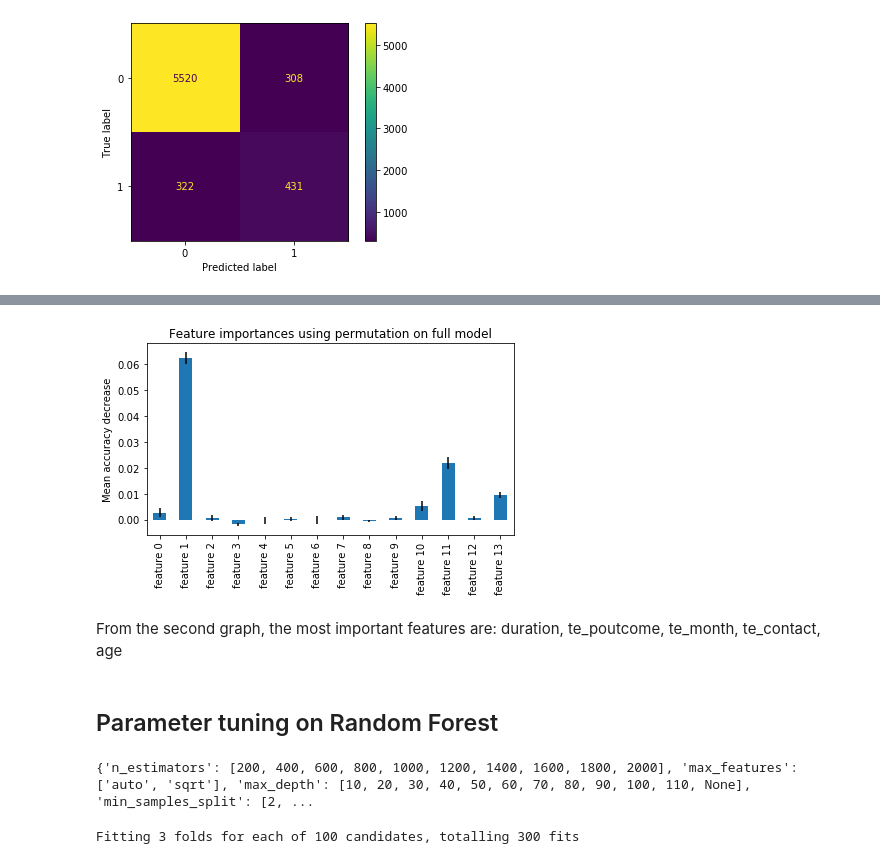
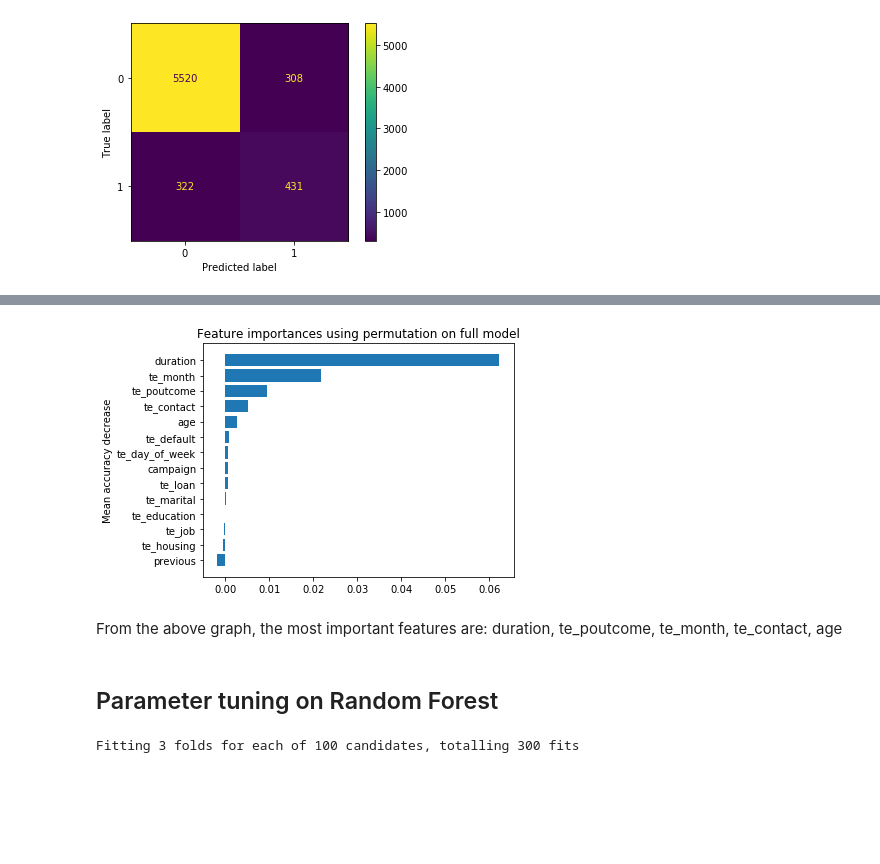
Before and after one commit to AleGuarnieri/bank_user_behaviour, a Jupyter notebook: predicting_user_subscriptions.ipynb, the cells around one changed output, grey strips where cells are left out. Cells and saved outputs as stored; diff of their text form; code cells hidden in the pictures; blank space fills up the shorter version.

```diff
--- a/predicting_user_subscriptions.ipynb
+++ b/predicting_user_subscriptions.ipynb
@@ -275,23 +265,26 @@ fig.tight_layout()
 # %%
 from sklearn.inspection import permutation_importance
-result = permutation_importance(
+
+perm_importance = permutation_importance(
     rf_under, X_test, y_test, n_repeats=10, random_state=42, n_jobs=2
 )
-forest_importances = pd.Series(result.importances_mean, index=feature_names)
 
+sorted_idx = perm_importance.importances_mean.argsort()
 fig, ax = plt.subplots()
-forest_importances.plot.bar(yerr=result.importances_std, ax=ax)
+plt.barh(X_test.columns[sorted_idx], perm_importance.importances_mean[sorted_idx])
 ax.set_title("Feature importances using permutation on full model")
 ax.set_ylabel("Mean accuracy decrease")
 fig.tight_layout()
 plt.show()
 # %% [output]
-[figure, old version]
+[figure, new version]
 # %% [markdown]
-From the second graph, the most important features are: duration, te_poutcome, te_month, te_contact, age
+From the above graph, the most important features are: duration, te_poutcome, te_month, te_contact, age
 # %% [markdown]
 ## Parameter tuning on Random Forest
 # %%
+# Defining parameters to be tuned on randomized search
+
 # Number of trees in random forest
 n_estimators = [int(x) for x in np.linspace(start = 200, stop = 2000, num = 10)]
 # Number of features to consider at every split
@@ -312,7 +305,4 @@ random_grid = {'n_estimators': n_estimators,
                'min_samples_split': min_samples_split,
                'min_samples_leaf': min_samples_leaf,
                'bootstrap': bootstrap}
-print(random_grid)
-# %% [output]
-{'n_estimators': [200, 400, 600, 800, 1000, 1200, 1400, 1600, 1800, 2000], 'max_features': ['auto', 'sqrt'], 'max_depth': [10, 20, 30, 40, 50, 60, 70, 80, 90, 100, 110, None], 'min_samples_split': [2, ...
 # %%
```
Also changed, not shown: parts of 36 cells of this notebook.
